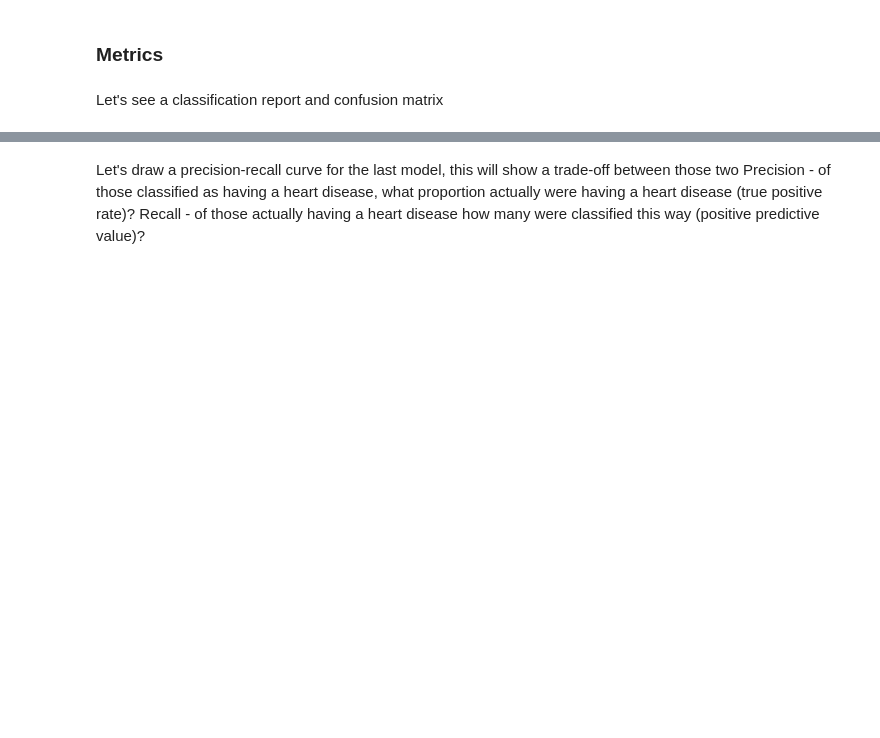
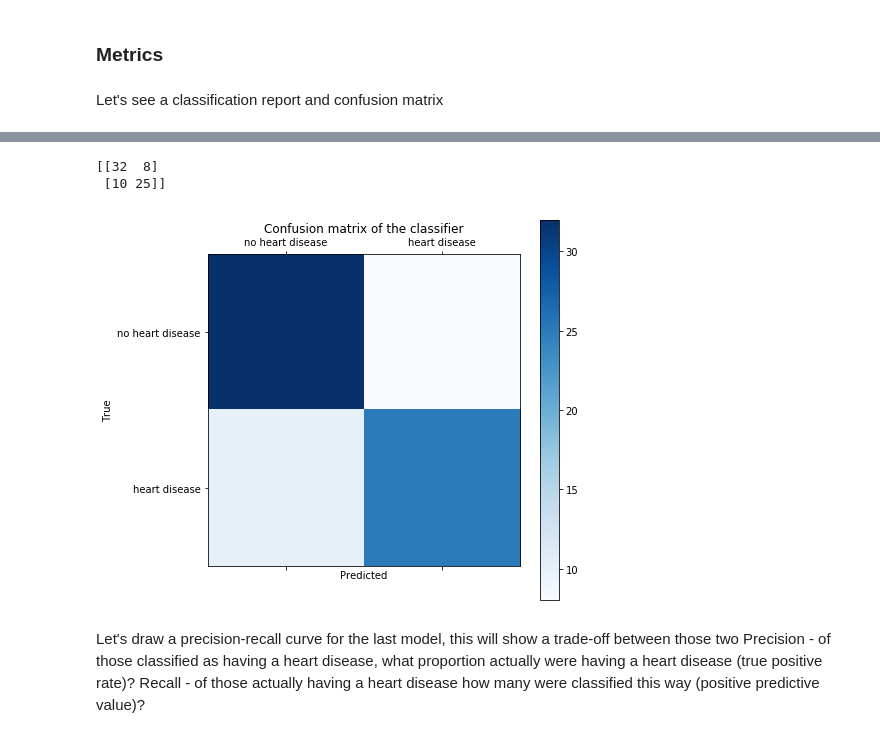
Before and after one commit to OlaKozak/heart_disease_uci, a Jupyter notebook: heart_disease.ipynb, the cells around one changed output, grey strips where cells are left out. Cells and saved outputs as stored; diff of their text form; code cells hidden in the pictures; blank space fills up the shorter version.

```diff
--- a/heart_disease.ipynb
+++ b/heart_disease.ipynb
@@ -117,3 +148,23 @@ print(classification_report(y_test, y_pred))
+# %%
+labels = ['no heart disease', 'heart disease']
+cm = confusion_matrix(y_test, y_pred)
+print(cm)
+fig = plt.figure(figsize=(7,7))
+ax = fig.add_subplot(111)
+cax = ax.matshow(cm)
+plt.title('Confusion matrix of the classifier')
+im = ax.imshow(cm, interpolation='nearest', cmap=plt.cm.Blues)
+fig.colorbar(im, ax=ax)
+#fig.colorbar(im)
+ax.set_xticklabels([''] + labels)
+ax.set_yticklabels([''] + labels)
+plt.xlabel('Predicted')
+plt.ylabel('True')
+plt.show()
+# %% [output]
+[[32  8]
+ [10 25]]
+[figure, added]
 # %% [markdown]
 Let's draw a precision-recall curve for the last model, this will show a trade-off between those two
 Precision - of those classified as having a heart disease, what proportion actually were having a heart disease (true positive rate)?
```
Also changed, not shown: parts of 14 cells of this notebook.
